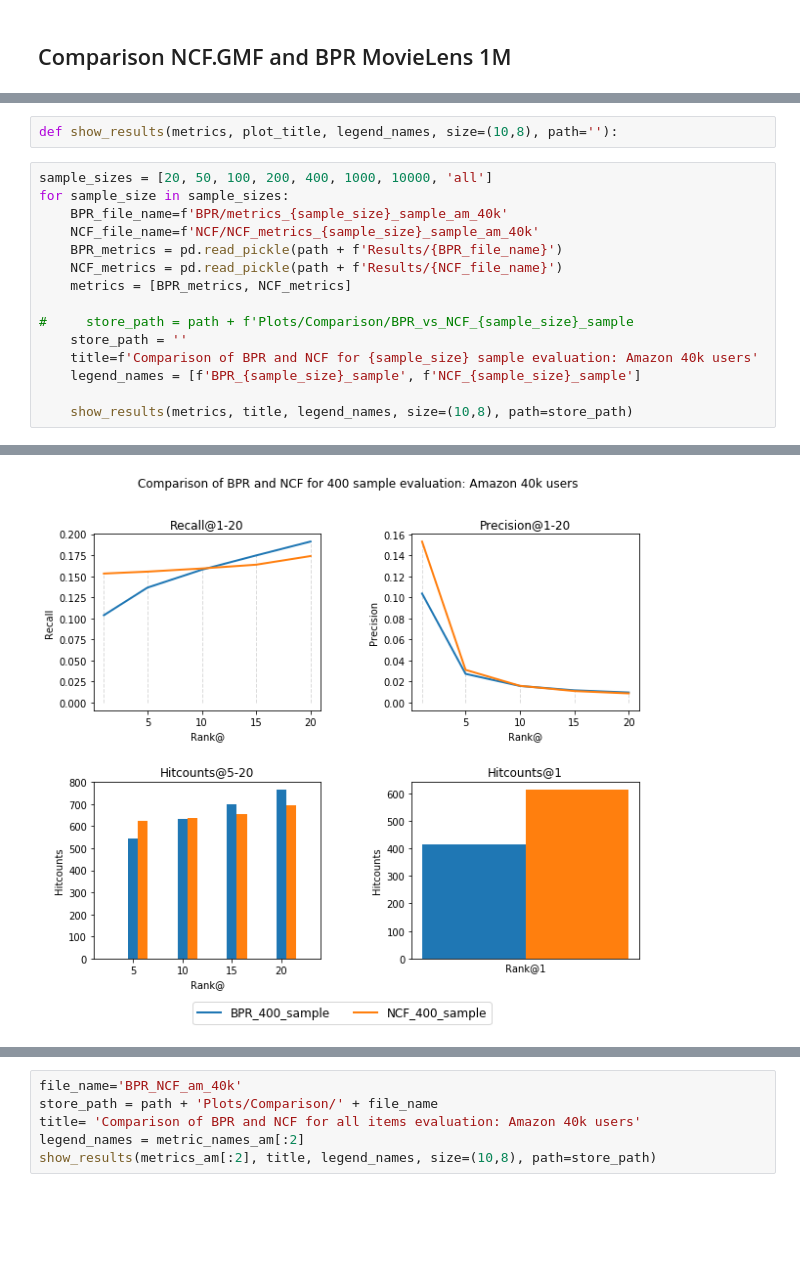
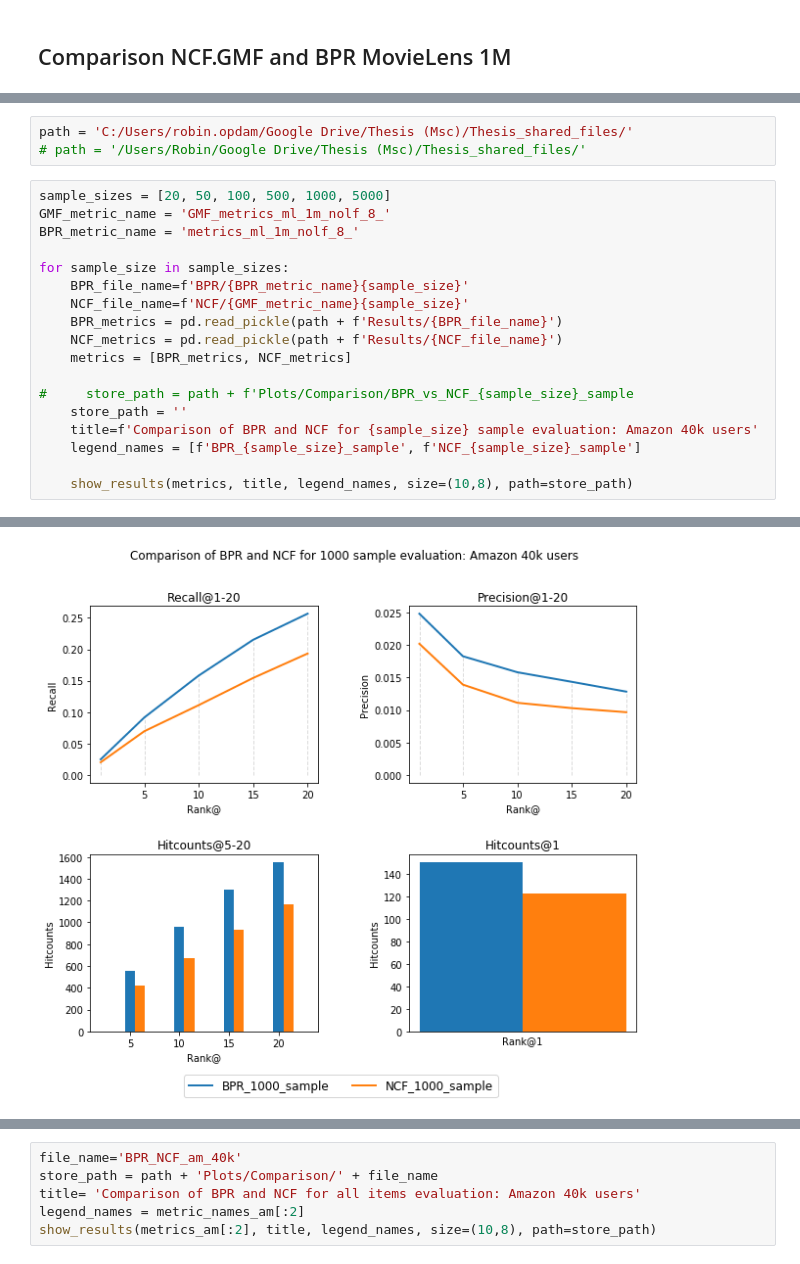
Before and after one commit to ROpdam/recommender_comparison, a Jupyter notebook: visualize_results.ipynb, the cells around one changed output, grey strips where cells are left out. Cells and saved outputs as stored; diff of their text form; blank space fills up the shorter version.

```diff
--- a/visualize_results.ipynb
+++ b/visualize_results.ipynb
@@ -512,10 +495,14 @@ for name in metric_names_ml:
-# %%
-def show_results(metrics, plot_title, legend_names, size=(10,8), path=''):
+# %%
+path = 'C:/Users/robin.opdam/Google Drive/Thesis (Msc)/Thesis_shared_files/'
+# path = '/Users/Robin/Google Drive/Thesis (Msc)/Thesis_shared_files/'
 # %%
-sample_sizes = [20, 50, 100, 200, 400, 1000, 10000, 'all']
+sample_sizes = [20, 50, 100, 500, 1000, 5000]
+GMF_metric_name = 'GMF_metrics_ml_1m_nolf_8_'
+BPR_metric_name = 'metrics_ml_1m_nolf_8_'
+
 for sample_size in sample_sizes:
-    BPR_file_name=f'BPR/metrics_{sample_size}_sample_am_40k'
-    NCF_file_name=f'NCF/NCF_metrics_{sample_size}_sample_am_40k'
+    BPR_file_name=f'BPR/{BPR_metric_name}{sample_size}'
+    NCF_file_name=f'NCF/{GMF_metric_name}{sample_size}'
     BPR_metrics = pd.read_pickle(path + f'Results/{BPR_file_name}')
     NCF_metrics = pd.read_pickle(path + f'Results/{NCF_file_name}')
     metrics = [BPR_metrics, NCF_metrics]
@@ -534 +521 @@ for sample_size in sample_sizes:
-[figure, old version]
+[figure, new version]
```
Also changed, not shown: parts of 3 cells of this notebook, 3 other files.
